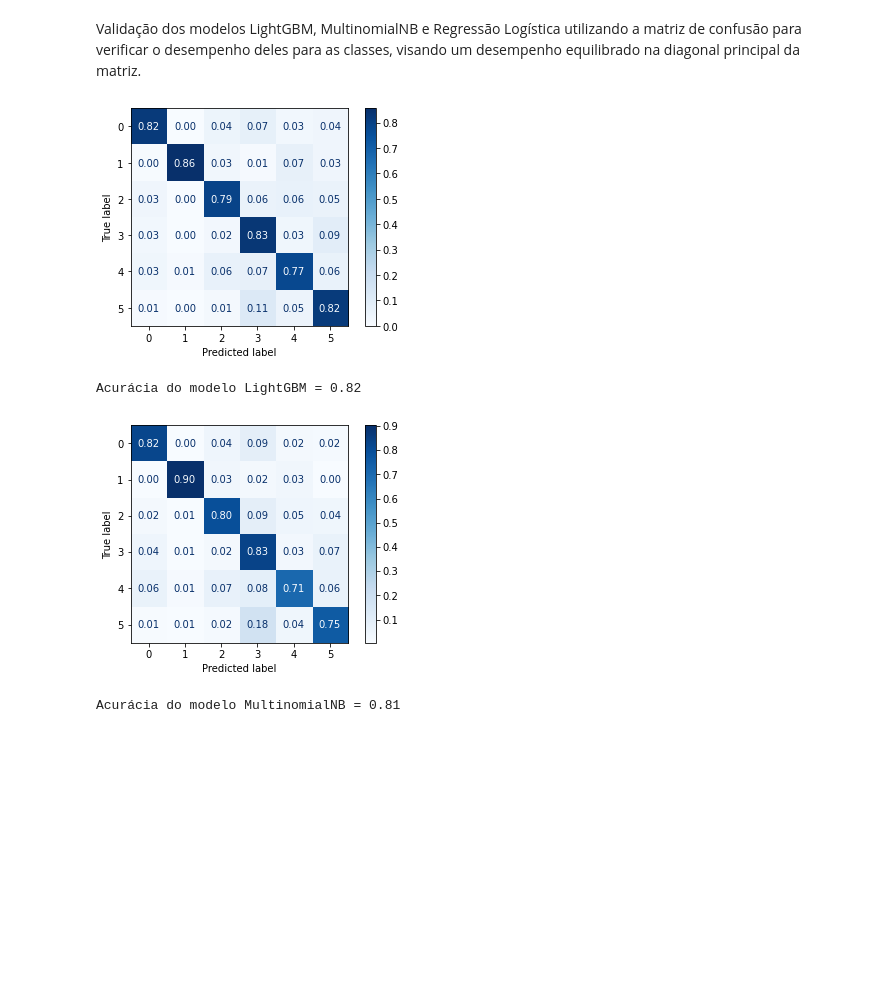
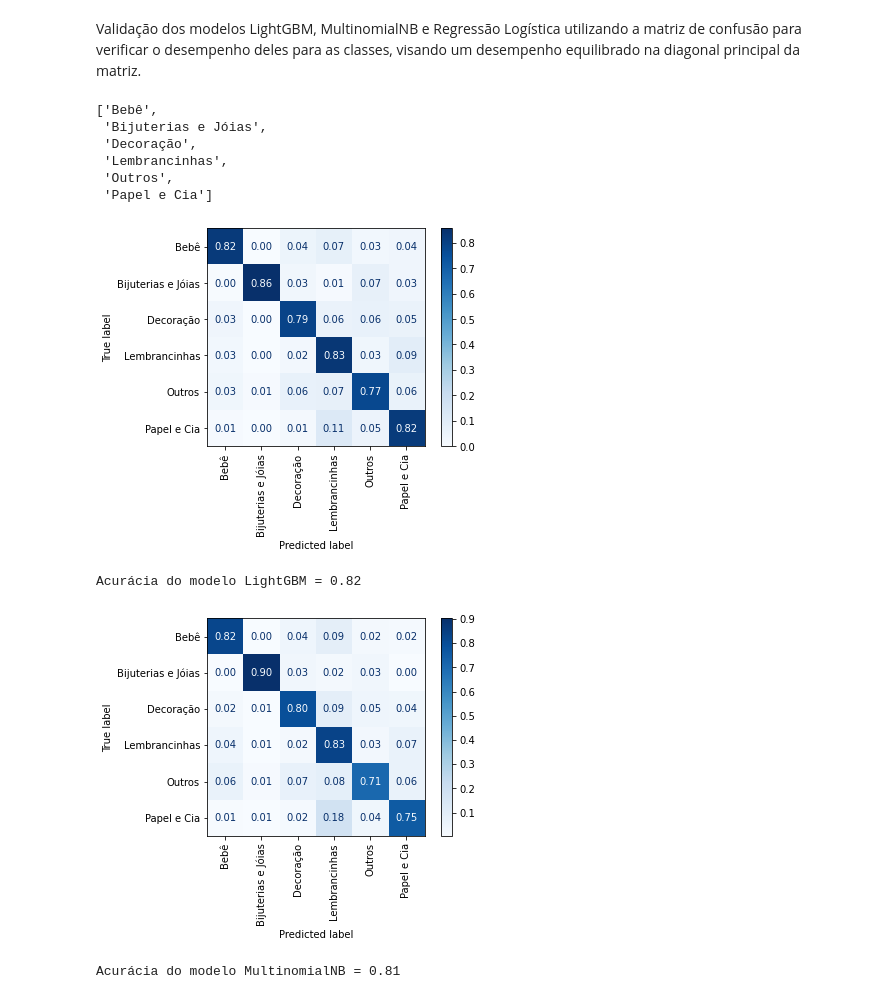
Before and after one commit to Lucas-Buk/Data_Mining, a Jupyter notebook: elo7/elo7_project/docs/Classification.ipynb, the cells around one changed output. Cells and saved outputs as stored; diff of their text form; code cells hidden in the pictures; blank space fills up the shorter version.

```diff
--- a/elo7/elo7_project/docs/Classification.ipynb
+++ b/elo7/elo7_project/docs/Classification.ipynb
@@ -540,13 +551,24 @@ X_test_.shape
 Validação dos modelos LightGBM, MultinomialNB e Regressão Logística utilizando a matriz de confusão para verificar o desempenho deles para as classes, visando um desempenho equilibrado na diagonal principal da matriz.
 # %%
 from sklearn.metrics import plot_confusion_matrix, accuracy_score
+
+labels = lb.classes_.tolist()
+labels
+# %% [output]
+['Bebê',
+ 'Bijuterias e Jóias',
+ 'Decoração',
+ 'Lembrancinhas',
+ 'Outros',
+ 'Papel e Cia']
 # %%
 # LightGBM
 plot_confusion_matrix(lightgbm, X=X_test_.values, y_true=y_test, cmap='Blues',
-                      normalize='true', values_format='.2f')
+                      normalize='true', values_format='.2f', display_labels=labels,
+                      xticks_rotation='vertical')
 plt.show()
 # %% [output]
-[figure, old version]
+[figure, new version]
 # %%
 acc_lgb = accuracy_score(y_test, lightgbm.predict(X_test_.values))
 print(f'Acurácia do modelo LightGBM = {acc_lgb:.2f}')
@@ -555,10 +577,11 @@ Acurácia do modelo LightGBM = 0.82
 # %%
 # MultinomialNB
 plot_confusion_matrix(multiNB, X=X_test_.values, y_true=y_test, cmap='Blues',
-                      normalize='true', values_format='.2f')
+                      normalize='true', values_format='.2f', display_labels=labels,
+                      xticks_rotation='vertical')
 plt.show()
 # %% [output]
-[figure, old version]
+[figure, new version]
 # %%
 acc_multinb = accuracy_score(y_test, multiNB.predict(X_test_.values))
 print(f'Acurácia do modelo MultinomialNB = {acc_multinb:.2f}')
```
Also changed, not shown: parts of 3 cells of this notebook, 18 other files.
